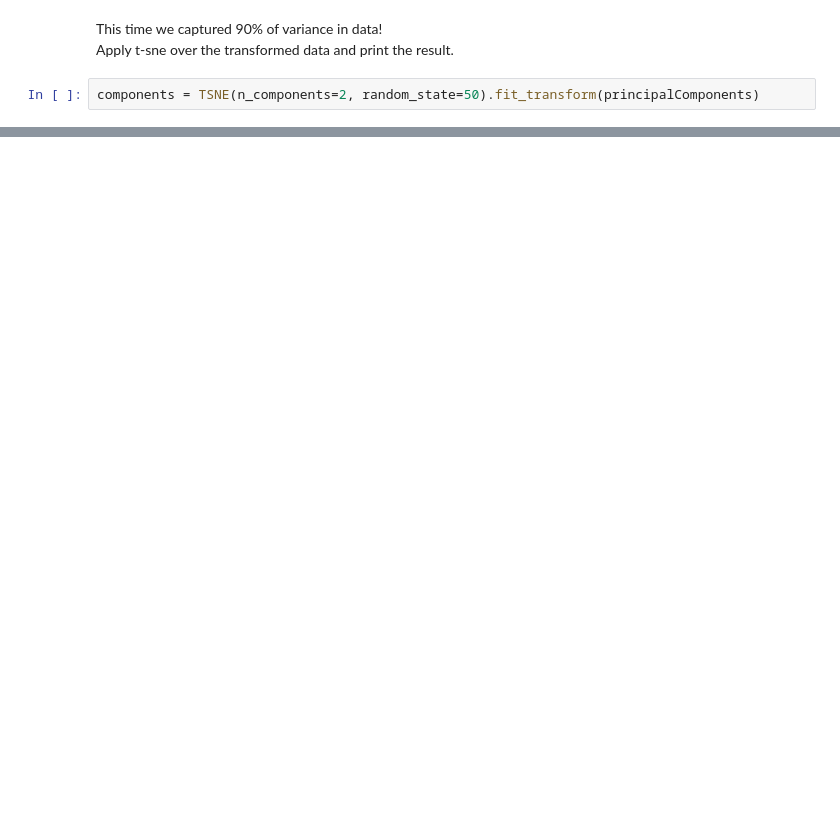
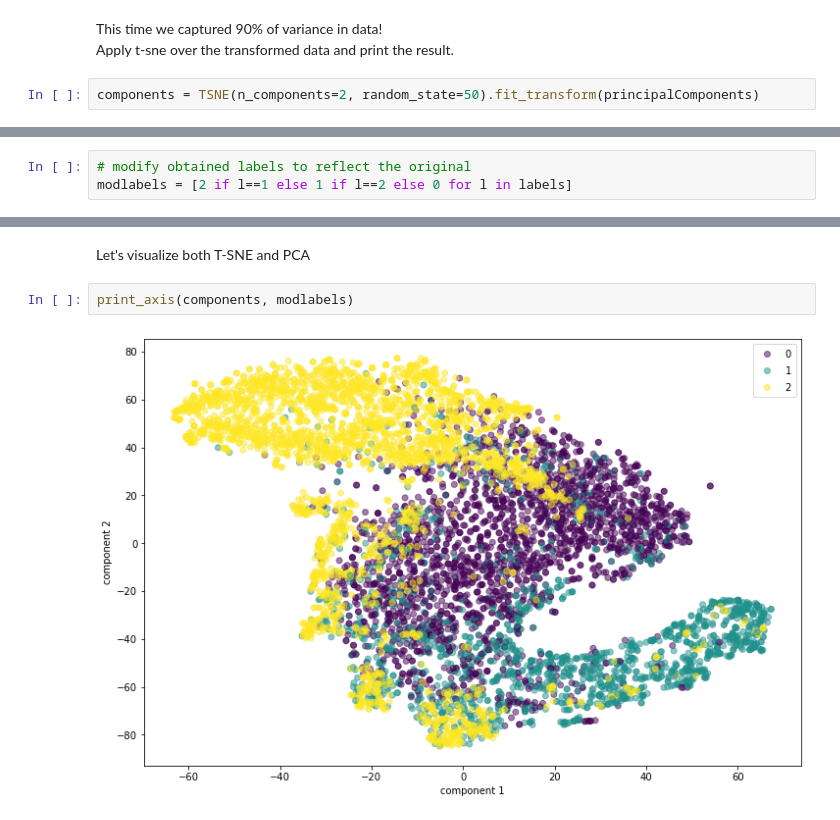
Before and after one commit to nicolasfacchinetti97/vocapra-apr-project, a Jupyter notebook: clustering.ipynb, the cells around one changed output, grey strips where cells are left out. Saved outputs shown, nothing was run; the diff lists cells and outputs as text; blank space fills up the shorter version.

```diff
--- a/clustering.ipynb
+++ b/clustering.ipynb
@@ -120,0 +176,3 @@ This way we obtained a slightly better rapprensetation of data!
+# %%
+# modify obtained labels to reflect the original
+modlabels = [2 if l==1 else 1 if l==2 else 0 for l in labels]
@@ -120,0 +186,6 @@ This way we obtained a slightly better rapprensetation of data!
+# %% [markdown]
+Let's visualize both T-SNE and PCA
+# %%
+print_axis(components, modlabels)
+# %% [output]
+[figure, added]
```
Also changed, not shown: parts of 24 cells of this notebook.
